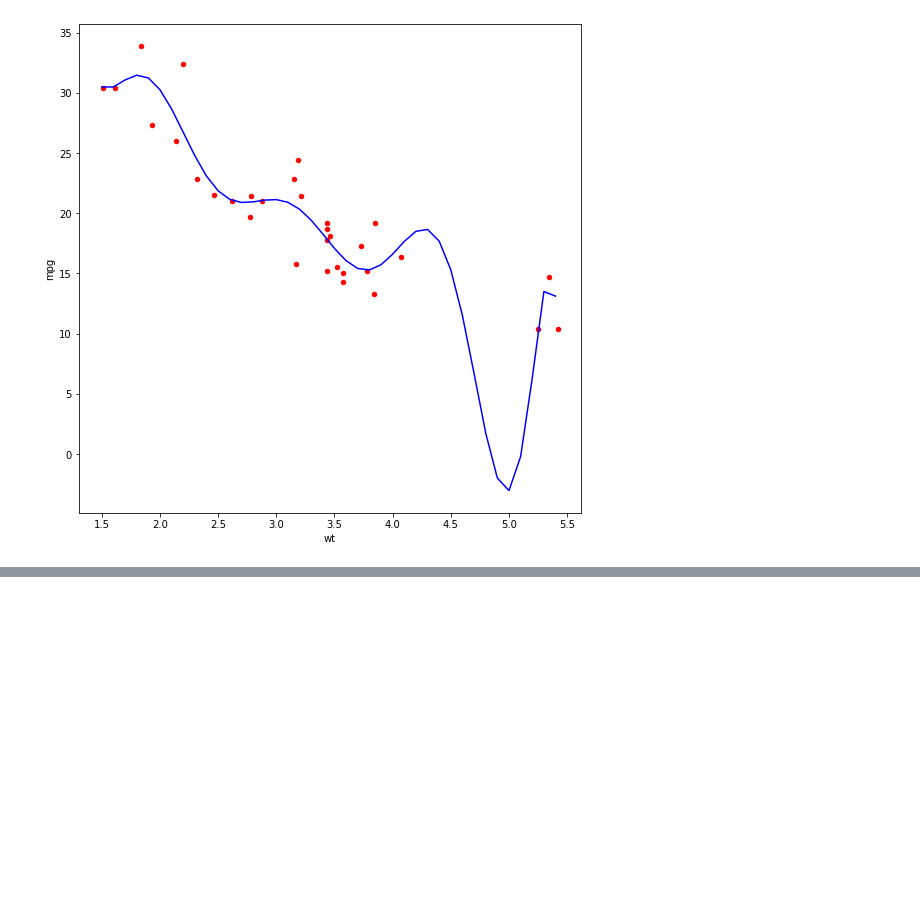
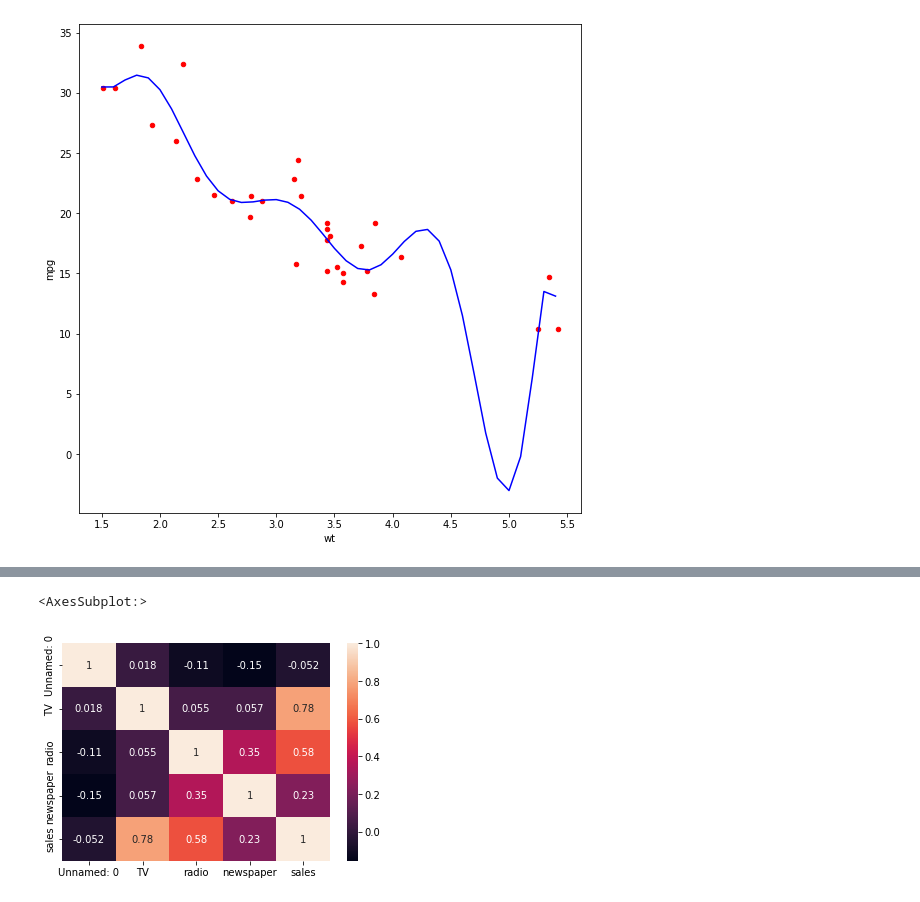
Before and after one commit to TuanLBT/AI_learning, a Jupyter notebook: deep_learning.ipynb, the cells around one changed output, grey strips where cells are left out. Saved outputs shown, nothing was run; the diff lists cells and outputs as text; code cells hidden in the pictures; blank space fills up the shorter version.

```diff
--- a/deep_learning.ipynb
+++ b/deep_learning.ipynb
@@ -477,0 +589,6 @@ plt.plot(range,y_pred9,color='blue')
+# %%
+corr = dataframe.corr()
+sns.heatmap(corr,annot=True)
+# %% [output]
+<AxesSubplot:>
+[figure, added]
```
Also changed, not shown: parts of 19 cells of this notebook.
